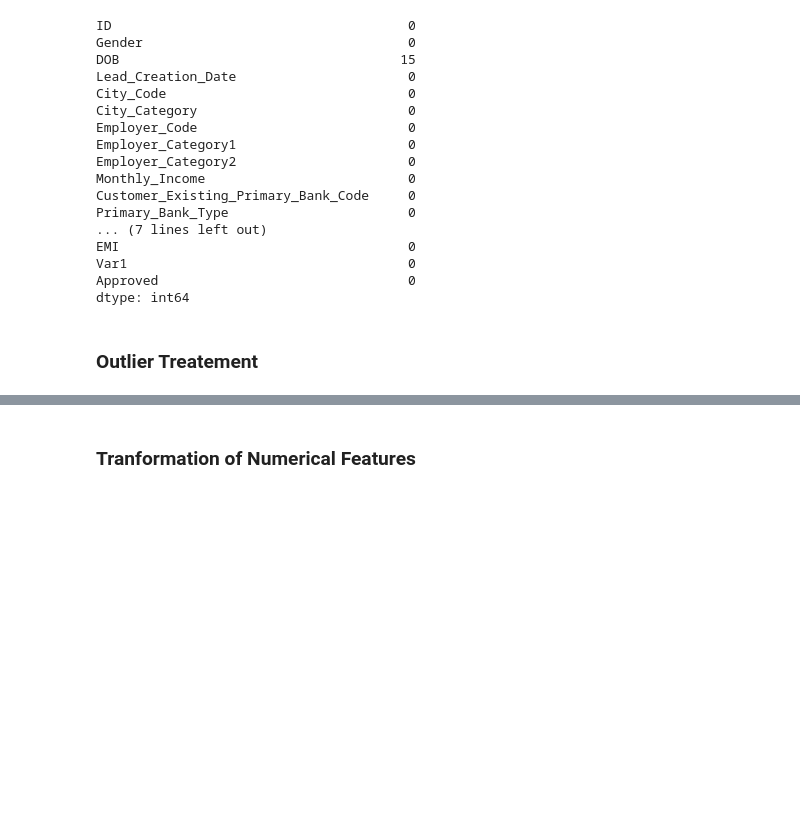
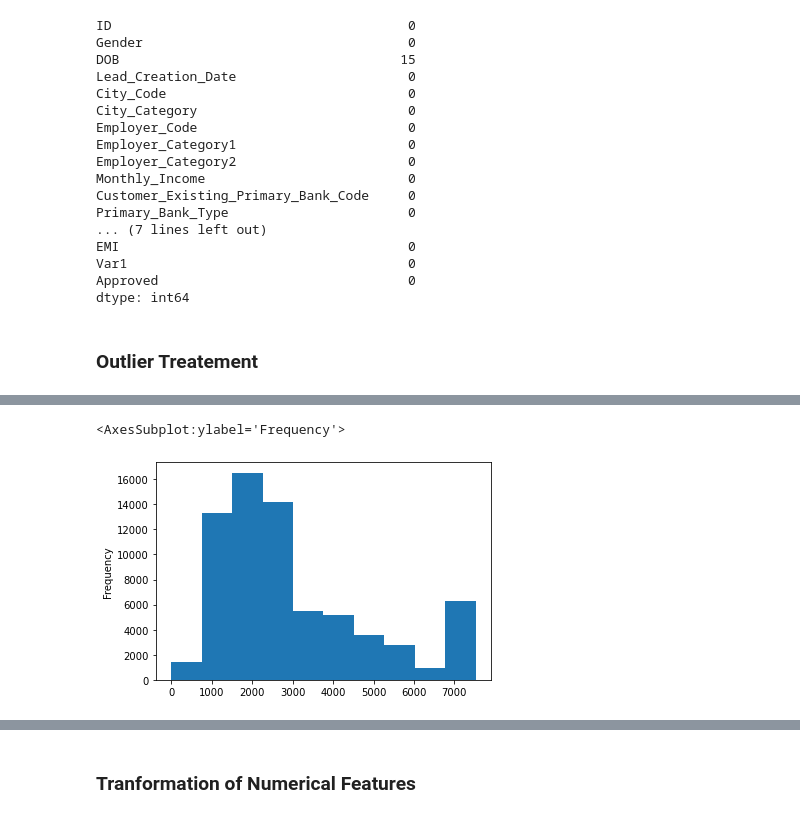
Before and after one commit to KunaalNaik/Python_Data_Science_Course, a Jupyter notebook: 2 - Pandas/4 Pandas Case Study/Case Study Merge Missing Data/c2_leads_MissingData_package_inclass_5Mar2022.ipynb, the cells around one changed output, grey strips where cells are left out. Cells and saved outputs as stored; diff of their text form; code cells hidden in the pictures; blank space fills up the shorter version.

```diff
--- a/2 - Pandas/4 Pandas Case Study/Case Study Merge Missing Data/c2_leads_MissingData_package_inclass_5Mar2022.ipynb
+++ b/2 - Pandas/4 Pandas Case Study/Case Study Merge Missing Data/c2_leads_MissingData_package_inclass_5Mar2022.ipynb
@@ -336,0 +204,16 @@ dtype: int64
+# %%
+Q1 = train['Monthly_Income'].quantile(0.25)
+Q3 = train['Monthly_Income'].quantile(0.75)
+
+IQR = Q3-Q1
+
+Lower_Whisker = Q1 - 1.5*IQR
+Upper_Whisker = Q3 + 1.5*IQR
+# %%
+train['Monthly_Income'] = train['Monthly_Income'].apply(lambda x : Upper_Whisker if x > Upper_Whisker else x)
+# %%
+# Check Histogram
+train['Monthly_Income'].plot.hist()
+# %% [output]
+<AxesSubplot:ylabel='Frequency'>
+[figure, added]
```
Also changed, not shown: parts of 31 cells of this notebook, 10 other files.
